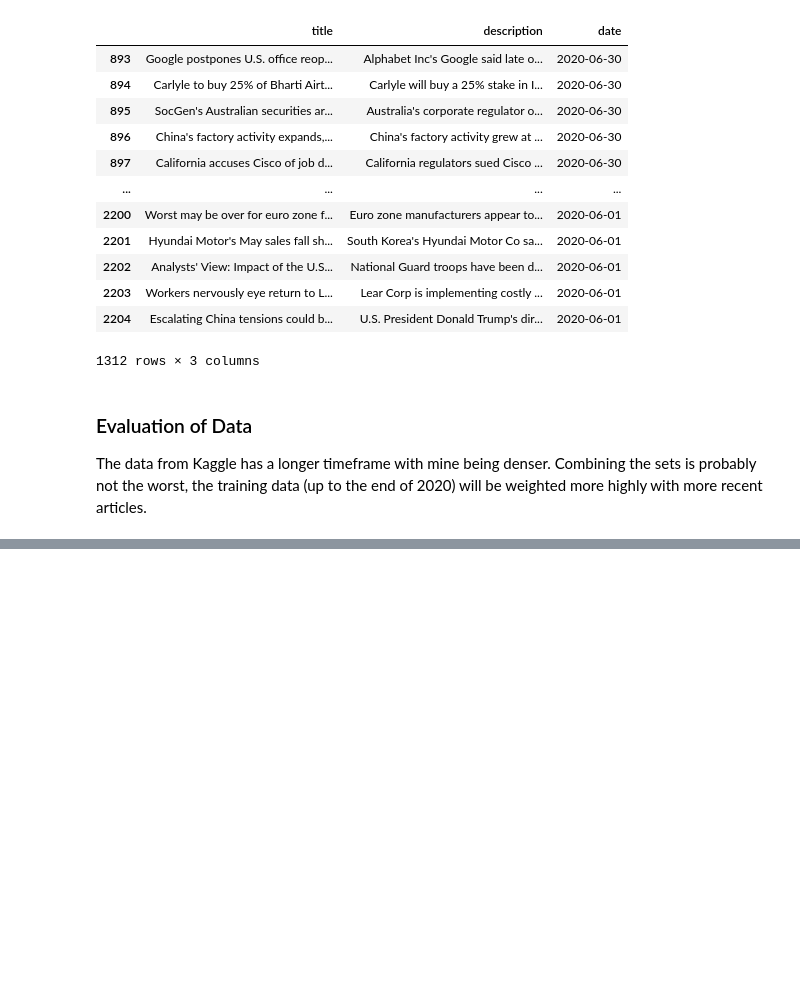
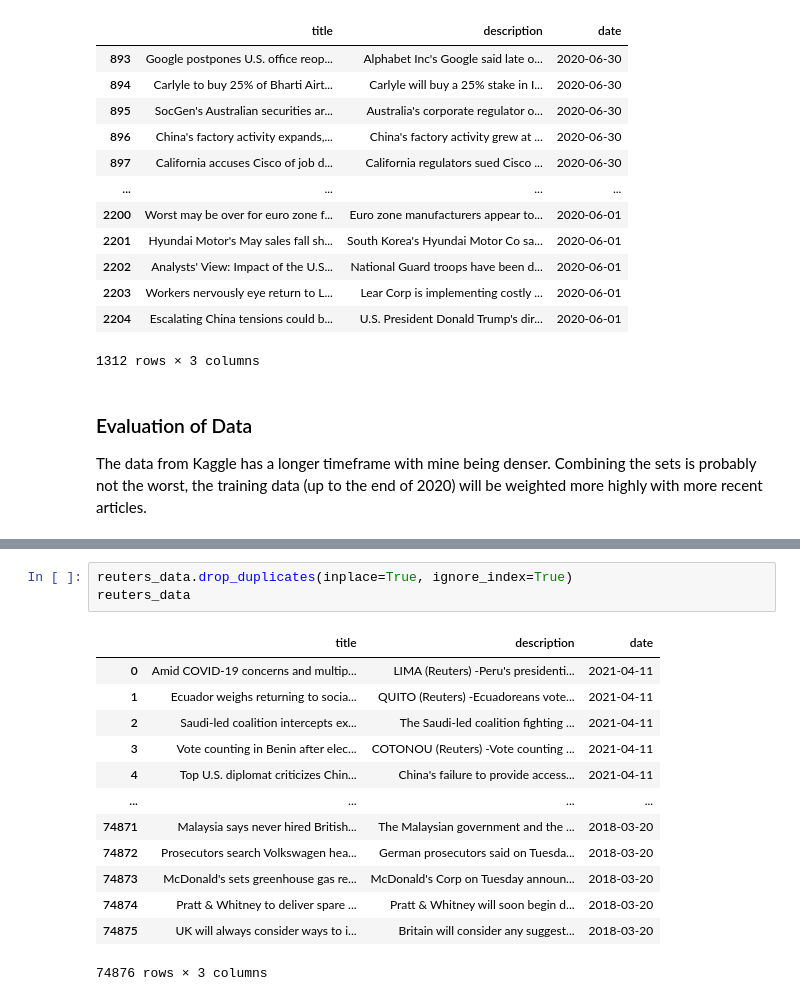
Before and after one commit to hoestlund/thesis, a Jupyter notebook: data_wrangling/reuters.ipynb, the cells around one changed output, grey strips where cells are left out. Cells and saved outputs as stored; diff of their text form; blank space fills up the shorter version.

```diff
--- a/data_wrangling/reuters.ipynb
+++ b/data_wrangling/reuters.ipynb
@@ -160,0 +176,17 @@ reuters_data = pd.concat([reuters_articles, third_party_articles], ignore_index=
+# %%
+reuters_data.drop_duplicates(inplace=True, ignore_index=True)
+reuters_data
+# %% [output]
+|  | title | description | date |
+| 0 | Amid COVID-19 concerns and multip... | LIMA (Reuters) -Peru's presidenti... | 2021-04-11 |
+| 1 | Ecuador weighs returning to socia... | QUITO (Reuters) -Ecuadoreans vote... | 2021-04-11 |
+| 2 | Saudi-led coalition intercepts ex... | The Saudi-led coalition fighting ... | 2021-04-11 |
+| 3 | Vote counting in Benin after elec... | COTONOU (Reuters) -Vote counting ... | 2021-04-11 |
+| 4 | Top U.S. diplomat criticizes Chin... | China's failure to provide access... | 2021-04-11 |
+| ... | ... | ... | ... |
+| 74871 | Malaysia says never hired British... | The Malaysian government and the ... | 2018-03-20 |
+| 74872 | Prosecutors search Volkswagen hea... | German prosecutors said on Tuesda... | 2018-03-20 |
+| 74873 | McDonald's sets greenhouse gas re... | McDonald's Corp on Tuesday announ... | 2018-03-20 |
+| 74874 | Pratt & Whitney to deliver spare ... | Pratt & Whitney will soon begin d... | 2018-03-20 |
+| 74875 | UK will always consider ways to i... | Britain will consider any suggest... | 2018-03-20 |
+74876 rows × 3 columns
```
Also changed, not shown: parts of 4 cells of this notebook.
